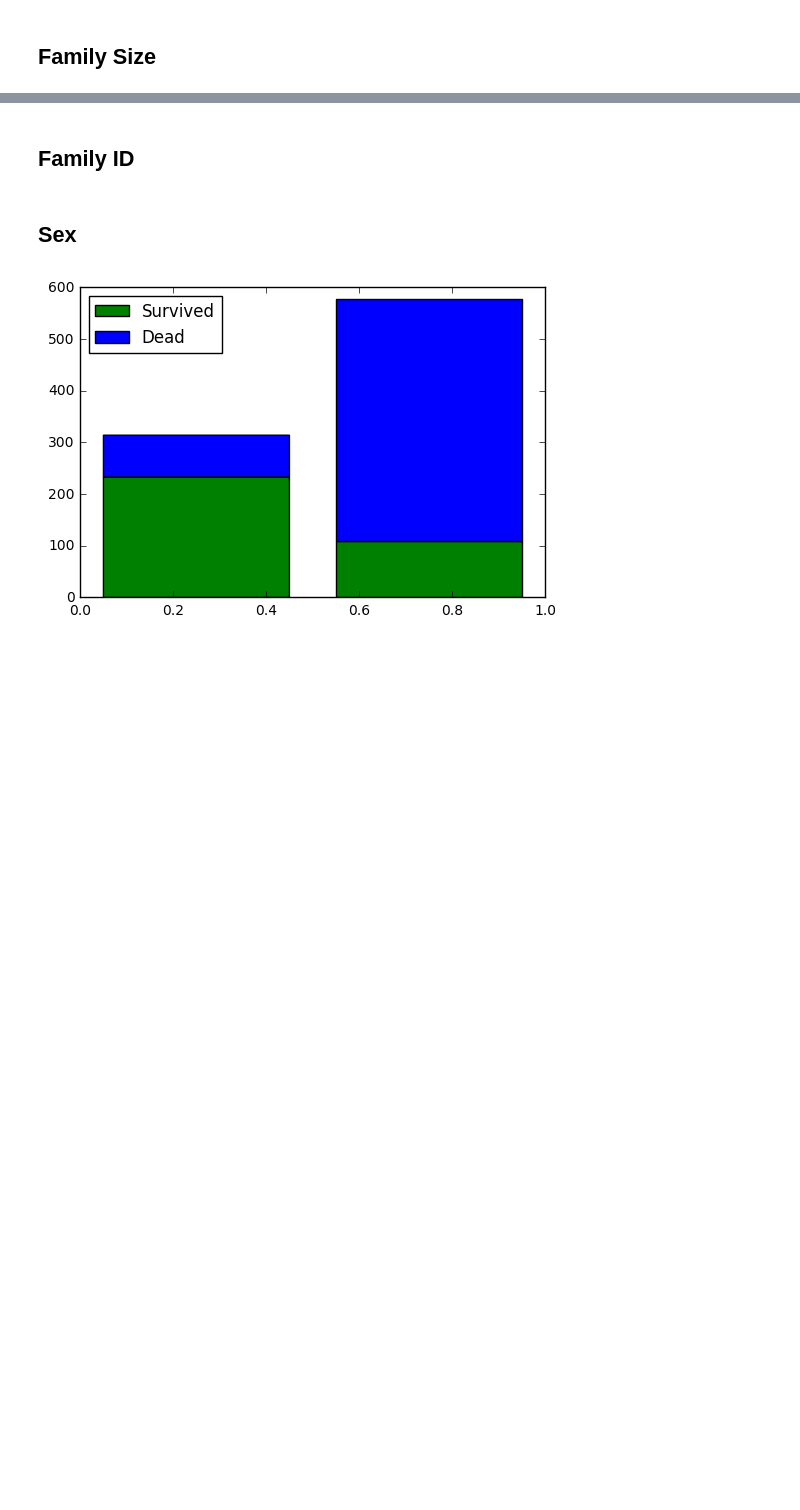
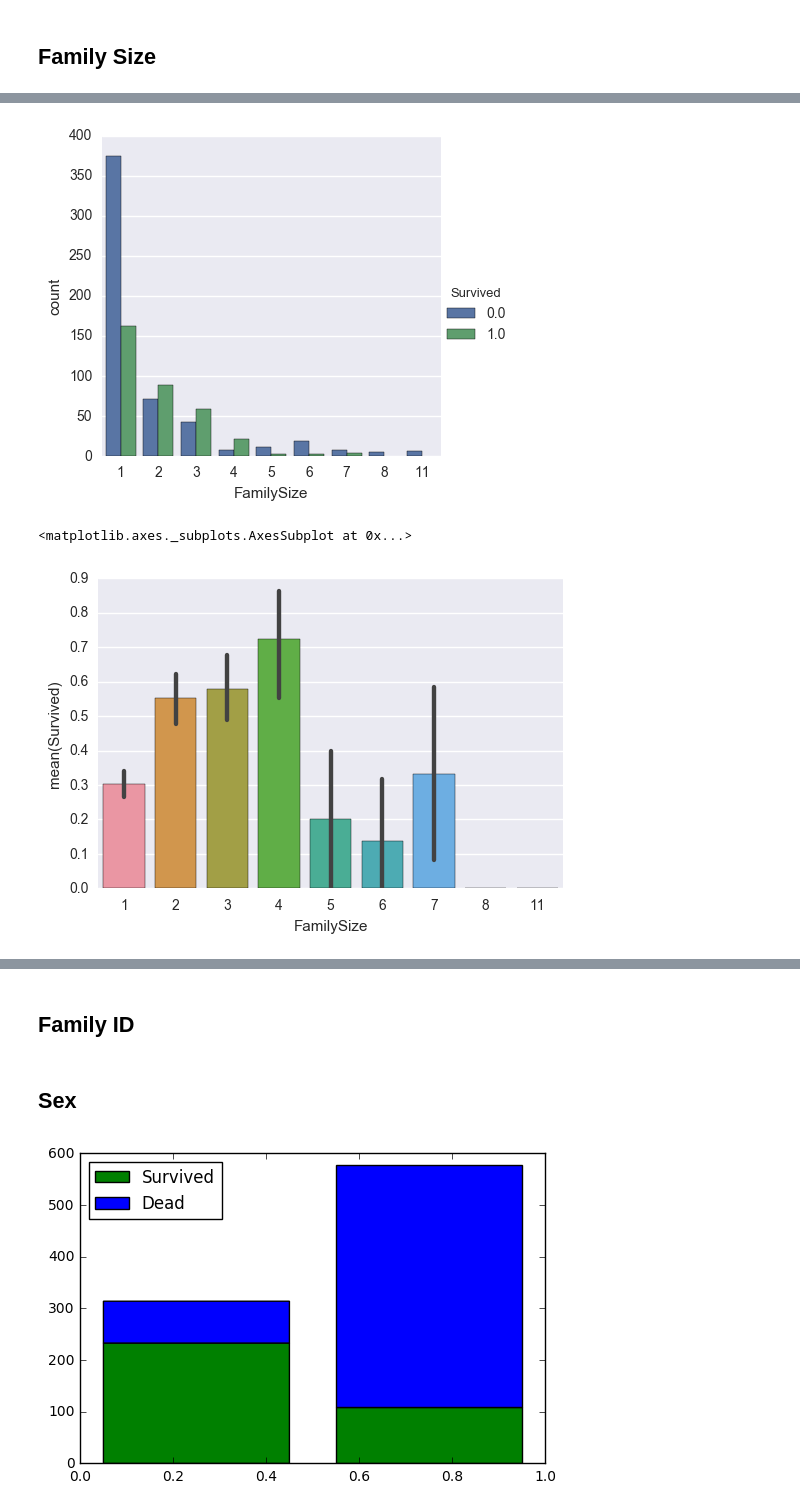
Before and after one commit to codingpotato/Kaggle, a Jupyter notebook: Titanic/Titanic.ipynb, the cells around one changed output, grey strips where cells are left out. Cells and saved outputs as stored; diff of their text form; code cells hidden in the pictures; blank space fills up the shorter version.

```diff
--- a/Titanic/Titanic.ipynb
+++ b/Titanic/Titanic.ipynb
@@ -50,6 +53,4 @@ plt_hist_for_feature('Title')
 # %%
-has_name_length = True
-if has_name_length:
-    features['NameLength'] = data.Name.map(lambda name: len(name))
+data['Surname'] = data.Name.map(lambda name: name.split('.')[1].strip())
 # %% [markdown]
 ## Family Size
@@ -63,0 +57,9 @@ plt_hist_for_feature('FamilySizeType')
+# %%
+data['FamilySize'] = data.Parch + data.SibSp + 1
+sns.factorplot(x = 'FamilySize', hue = 'Survived', data = data[:train_length], kind = 'count')
+plt.show()
+sns.barplot(x = 'FamilySize', y = 'Survived', data = data[:train_length])
+# %% [output]
+[figure, added]
+<matplotlib.axes._subplots.AxesSubplot at 0x...>
+[figure, added]
```
Also changed, not shown: parts of 8 cells of this notebook.
